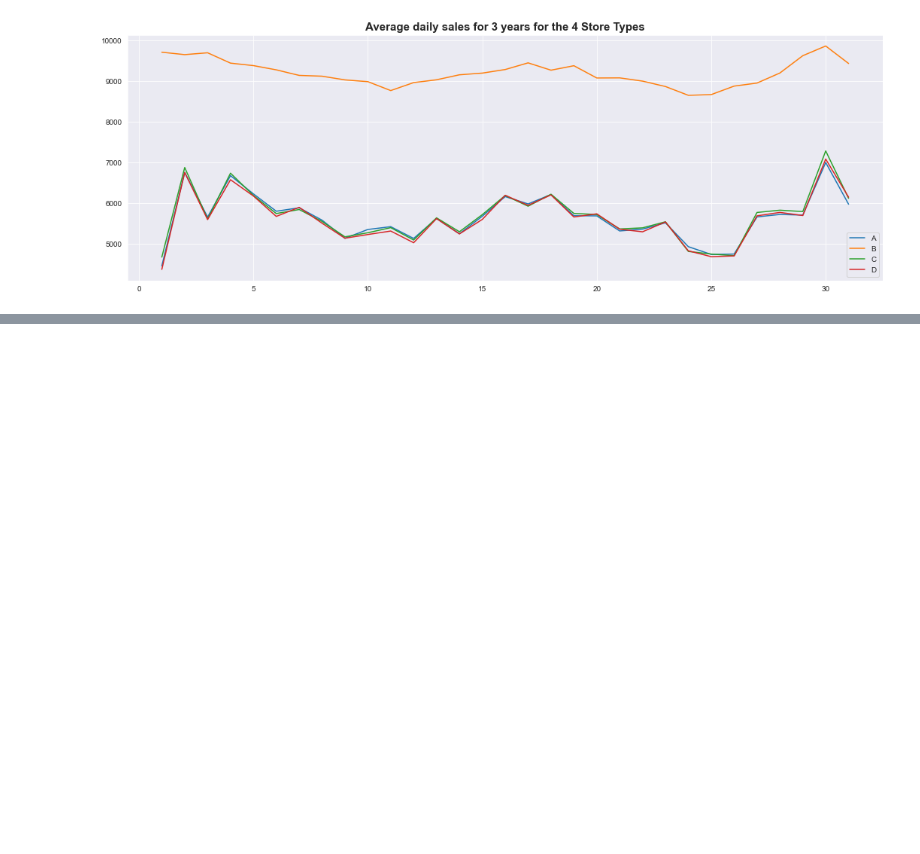
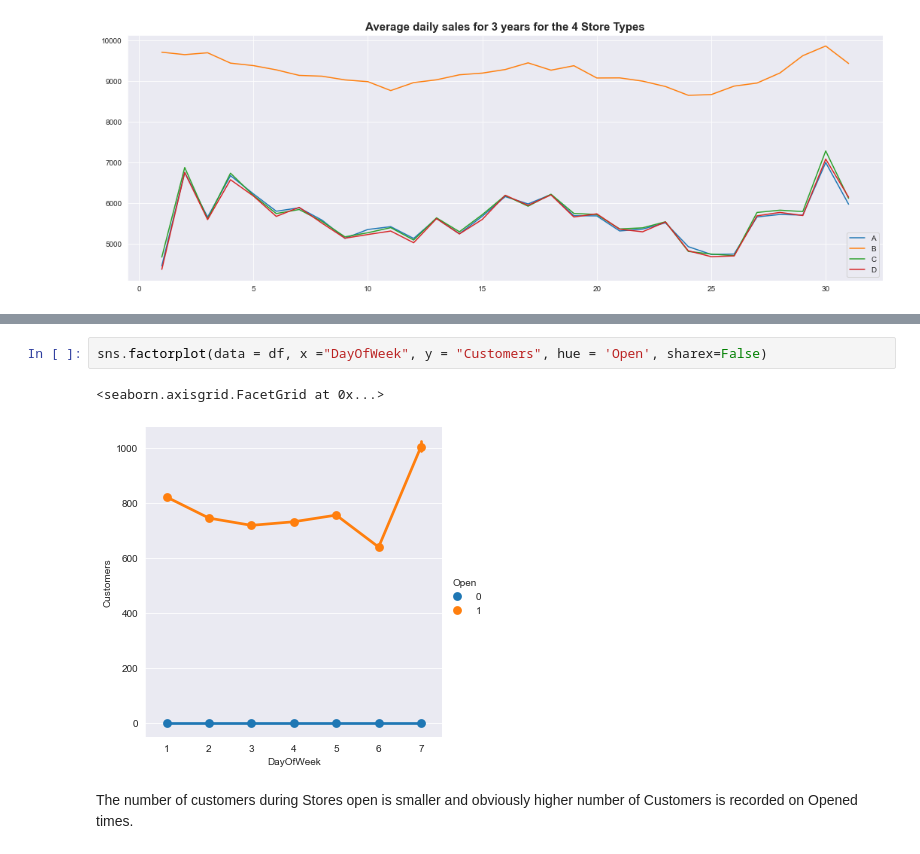
Before and after one commit to bkget/Pharmaceutical-Sales-Prediction, a Jupyter notebook: notebooks/2.EDA.ipynb, the cells around one changed output, grey strips where cells are left out. Cells and saved outputs as stored; diff of their text form; blank space fills up the shorter version.

Commit message:
Trends of customers during store open and closing

```diff
--- a/notebooks/2.EDA.ipynb
+++ b/notebooks/2.EDA.ipynb
@@ -444,0 +456,7 @@ plot_trend(daily_trend, columns, 'Sales', 'Average daily sales for 3 years for t
+# %%
+sns.factorplot(data = df, x ="DayOfWeek", y = "Customers", hue = 'Open', sharex=False)
+# %% [output]
+<seaborn.axisgrid.FacetGrid at 0x...>
+[figure, added]
+# %% [markdown]
+The number of customers during Stores open is smaller and obviously higher number of Customers is recorded on Opened times.
```
Also changed, not shown: parts of 2 cells of this notebook.
